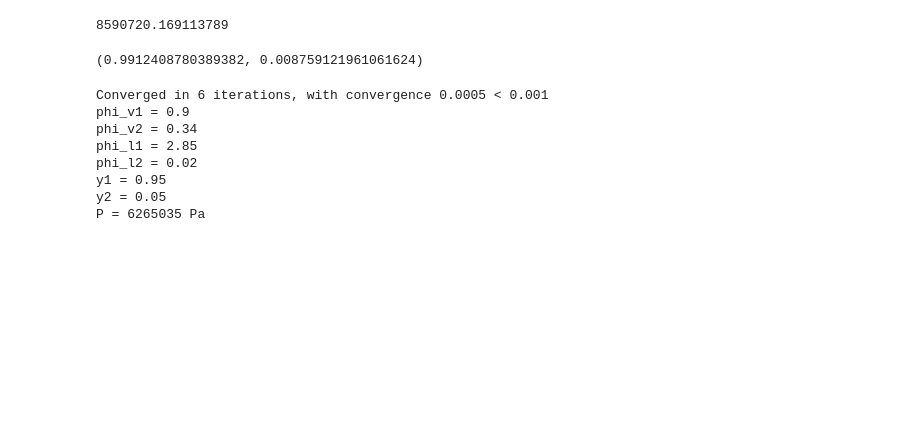
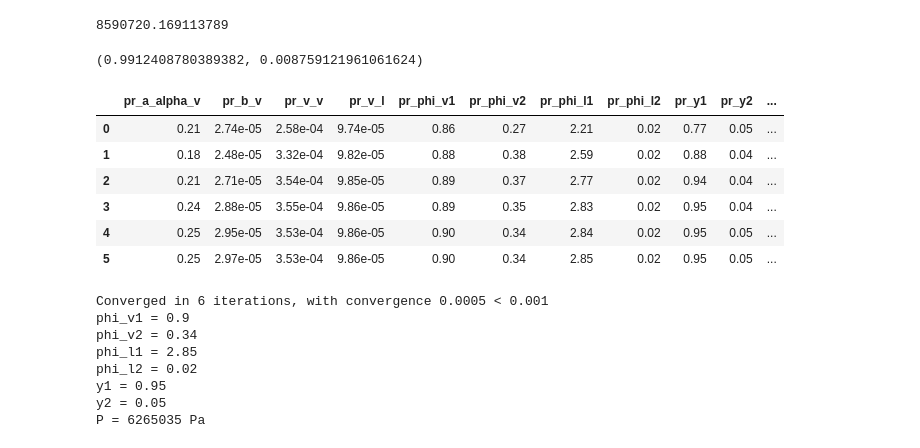
Before and after one commit to tengjuilin/cheme-sci-computing, a Jupyter notebook: cheme-sci-computing/programming/equilibrium-composition-by-equation-of-state.ipynb, the cells around one changed output. Drawn from its saved outputs; the diff is of its cells as text; code cells hidden in the pictures; blank space fills up the shorter version.

```diff
--- a/cheme-sci-computing/programming/equilibrium-composition-by-equation-of-state.ipynb
+++ b/cheme-sci-computing/programming/equilibrium-composition-by-equation-of-state.ipynb
@@ -463,6 +484,18 @@ phi = lambda comp1, comp2, P, v, T, R, a_alpha, a_alpha_1, a_alpha_12, b, b1: np
 # initialize guess
 v_v = 0
 v_l = 0
+# generate lists to store iteration results
+pr_a_alpha_v = []
+pr_b_v = []
+pr_P = []
+pr_y1 = []
+pr_y2 = []
+pr_v_v = []
+pr_v_l = []
+pr_phi_v1 = []
+pr_phi_v2 = []
+pr_phi_l1 = []
+pr_phi_l2 = []
 
 # iteratre through Peng-Robinson EOS
 num_iter = 0
@@ -478,6 +511,8 @@ while tol_criteria > tol and num_iter < max_iter:
     # solve Peng-Robinson EOS for molar volume in each phase
     v_v = solve_v(T, P, a_alpha_v, b_v, R, v_before=v_v)
     v_l = solve_v(T, P, a_alpha_l, b_l, R, v_before=v_l)
+    # v_v = solve_v(T, P, a_alpha_v, b_v, R, phase='v')
+    # v_l = solve_v(T, P, a_alpha_l, b_l, R, phase='l')
     # calculate fugacity coefficient of each species in each phase
     phi_v1 = phi(y1, y2, P, v_v, T, R, a_alpha_v, a_alpha_1, a_alpha_12, b_v, b1)
     phi_v2 = phi(y2, y1, P, v_v, T, R, a_alpha_v, a_alpha_2, a_alpha_12, b_v, b2)
@@ -491,6 +526,41 @@ while tol_criteria > tol and num_iter < max_iter:
     # calculate if calculation converges
     tol_criteria = abs(y1 + y2 - 1)
     num_iter += 1
+    # store iteration info for debugging
+    pr_a_alpha_v.append(a_alpha_v)
+    pr_b_v.append(b_v)
+    pr_v_v.append(v_v)
+    pr_v_l.append(v_l)
+    pr_phi_v1.append(phi_v1)
+    pr_phi_v2.append(phi_v2)
+    pr_phi_l1.append(phi_l1)
+    pr_phi_l2.append(phi_l2)
+    pr_y1.append(y1)
+    pr_y2.append(y2)
+    pr_P.append(P)
+# %%
+pd.set_option("display.precision", 2)
+pd.DataFrame({
+    'pr_a_alpha_v': pr_a_alpha_v,
+    'pr_b_v': pr_b_v,
+    'pr_v_v': pr_v_v,
+    'pr_v_l': pr_v_l,
+    'pr_phi_v1': pr_phi_v1,
+    'pr_phi_v2': pr_phi_v2,
+    'pr_phi_l1': pr_phi_l1,
+    'pr_phi_l2': pr_phi_l2,
+    'pr_y1': pr_y1,
+    'pr_y2': pr_y2,
+    'pr_P': pr_P,
+})
+# %% [output]
+|  | pr_a_alpha_v | pr_b_v | pr_v_v | pr_v_l | pr_phi_v1 | pr_phi_v2 | pr_phi_l1 | pr_phi_l2 | pr_y1 | pr_y2 | ... |
+| 0 | 0.21 | 2.74e-05 | 2.58e-04 | 9.74e-05 | 0.86 | 0.27 | 2.21 | 0.02 | 0.77 | 0.05 | ... |
+| 1 | 0.18 | 2.48e-05 | 3.32e-04 | 9.82e-05 | 0.88 | 0.38 | 2.59 | 0.02 | 0.88 | 0.04 | ... |
+| 2 | 0.21 | 2.71e-05 | 3.54e-04 | 9.85e-05 | 0.89 | 0.37 | 2.77 | 0.02 | 0.94 | 0.04 | ... |
+| 3 | 0.24 | 2.88e-05 | 3.55e-04 | 9.86e-05 | 0.89 | 0.35 | 2.83 | 0.02 | 0.95 | 0.04 | ... |
+| 4 | 0.25 | 2.95e-05 | 3.53e-04 | 9.86e-05 | 0.90 | 0.34 | 2.84 | 0.02 | 0.95 | 0.05 | ... |
+| 5 | 0.25 | 2.97e-05 | 3.53e-04 | 9.86e-05 | 0.90 | 0.34 | 2.85 | 0.02 | 0.95 | 0.05 | ... |
 # %%
 print(
     f"Converged in {num_iter} iterations, with convergence {round(tol_criteria, 4)} < {tol}"
```
Also changed, not shown: parts of 7 cells of this notebook.
